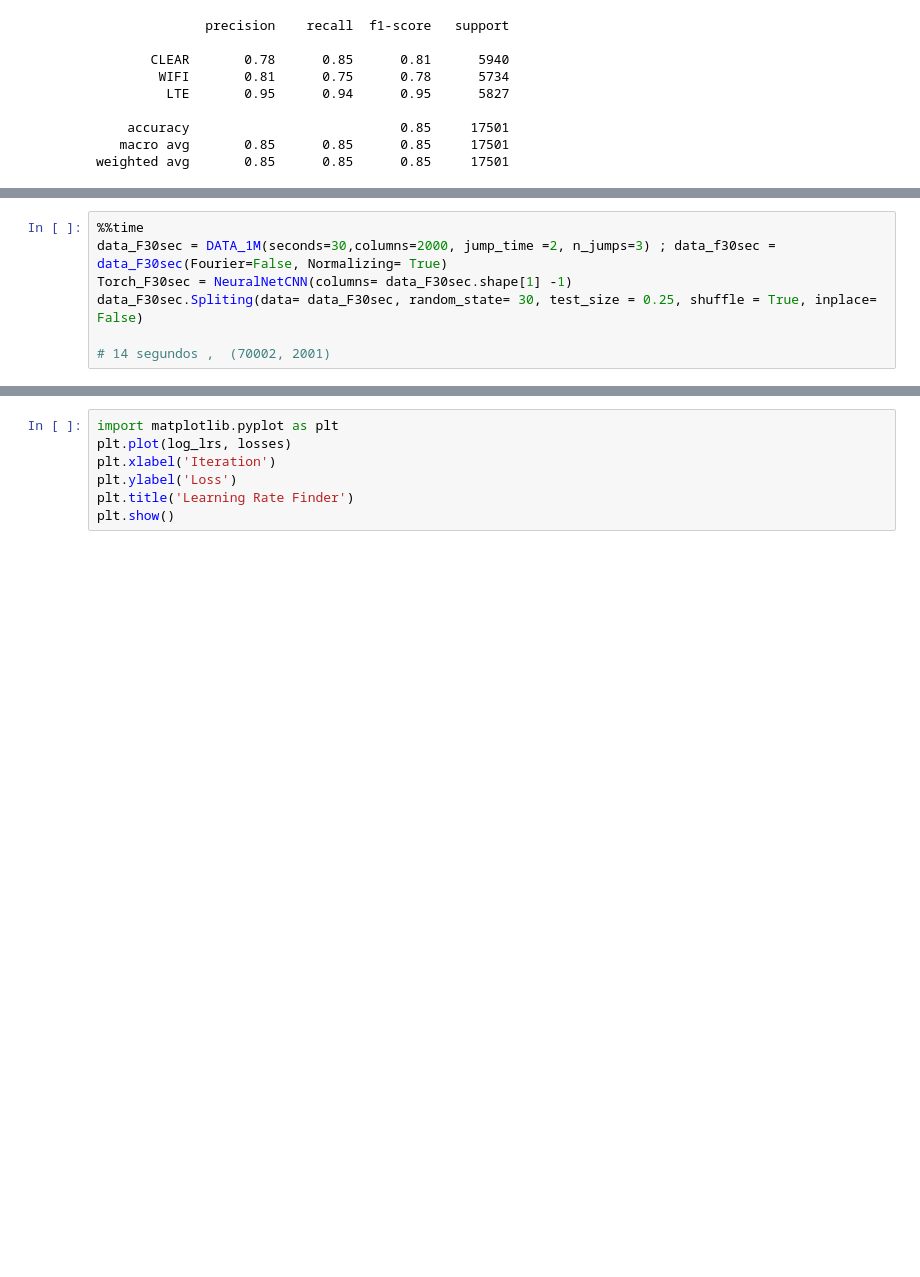
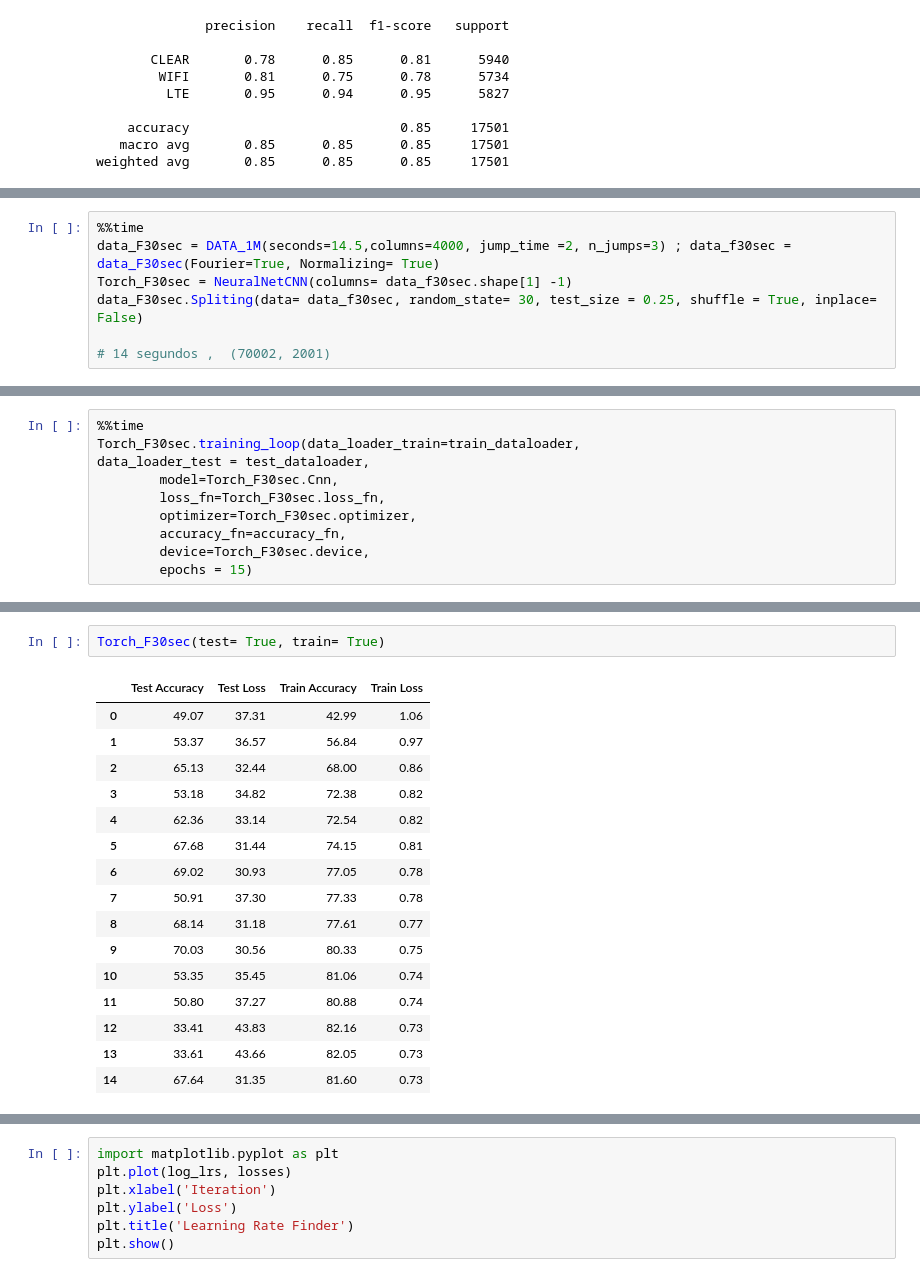
Before and after one commit to JanathanPlanas/Deep-learning-AICT, a Jupyter notebook: Cnn-Pytorch/cnn.ipynb, the cells around one changed output, grey strips where cells are left out. Drawn from its saved outputs; the diff is of its cells as text; blank space fills up the shorter version.

```diff
--- a/Cnn-Pytorch/cnn.ipynb
+++ b/Cnn-Pytorch/cnn.ipynb
@@ -352,8 +304 @@ weighted avg       0.85      0.85      0.85     17501
-# %%
-%%time
-data_F30sec = DATA_1M(seconds=30,columns=2000, jump_time =2, n_jumps=3) ; data_f30sec = data_F30sec(Fourier=False, Normalizing= True)
-Torch_F30sec = NeuralNetCNN(columns= data_F30sec.shape[1] -1)
-data_F30sec.Spliting(data= data_F30sec, random_state= 30, test_size = 0.25, shuffle = True, inplace= False)
-
-# 14 segundos ,  (70002, 2001)
 # %%
@@ -411,0 +531,7 @@ AttributeError: 'Adam' object has no attribute 'param_group'
+# %%
+%%time
+data_F30sec = DATA_1M(seconds=14.5,columns=4000, jump_time =2, n_jumps=3) ; data_f30sec = data_F30sec(Fourier=True, Normalizing= True)
+Torch_F30sec = NeuralNetCNN(columns= data_f30sec.shape[1] -1)
+data_F30sec.Spliting(data= data_f30sec, random_state= 30, test_size = 0.25, shuffle = True, inplace= False)
+
+# 14 segundos ,  (70002, 2001)
@@ -411,0 +565,10 @@ AttributeError: 'Adam' object has no attribute 'param_group'
+# %%
+%%time
+Torch_F30sec.training_loop(data_loader_train=train_dataloader,
+data_loader_test = test_dataloader,
+        model=Torch_F30sec.Cnn,
+        loss_fn=Torch_F30sec.loss_fn,
+        optimizer=Torch_F30sec.optimizer,
+        accuracy_fn=accuracy_fn,
+        device=Torch_F30sec.device,
+        epochs = 15)
@@ -411,0 +621,19 @@ AttributeError: 'Adam' object has no attribute 'param_group'
+# %%
+Torch_F30sec(test= True, train= True)
+# %% [output]
+|  | Test Accuracy | Test Loss | Train Accuracy | Train Loss |
+| 0 | 49.07 | 37.31 | 42.99 | 1.06 |
+| 1 | 53.37 | 36.57 | 56.84 | 0.97 |
+| 2 | 65.13 | 32.44 | 68.00 | 0.86 |
+| 3 | 53.18 | 34.82 | 72.38 | 0.82 |
+| 4 | 62.36 | 33.14 | 72.54 | 0.82 |
+| 5 | 67.68 | 31.44 | 74.15 | 0.81 |
+| 6 | 69.02 | 30.93 | 77.05 | 0.78 |
+| 7 | 50.91 | 37.30 | 77.33 | 0.78 |
+| 8 | 68.14 | 31.18 | 77.61 | 0.77 |
+| 9 | 70.03 | 30.56 | 80.33 | 0.75 |
+| 10 | 53.35 | 35.45 | 81.06 | 0.74 |
+| 11 | 50.80 | 37.27 | 80.88 | 0.74 |
+| 12 | 33.41 | 43.83 | 82.16 | 0.73 |
+| 13 | 33.61 | 43.66 | 82.05 | 0.73 |
+| 14 | 67.64 | 31.35 | 81.60 | 0.73 |
```
Also changed, not shown: parts of 46 cells of this notebook, 2 other files.
